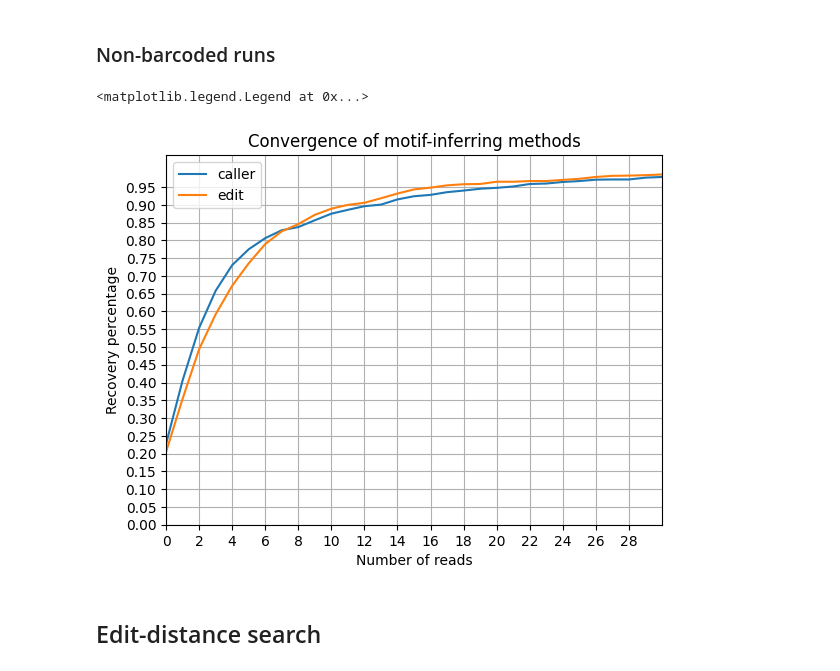
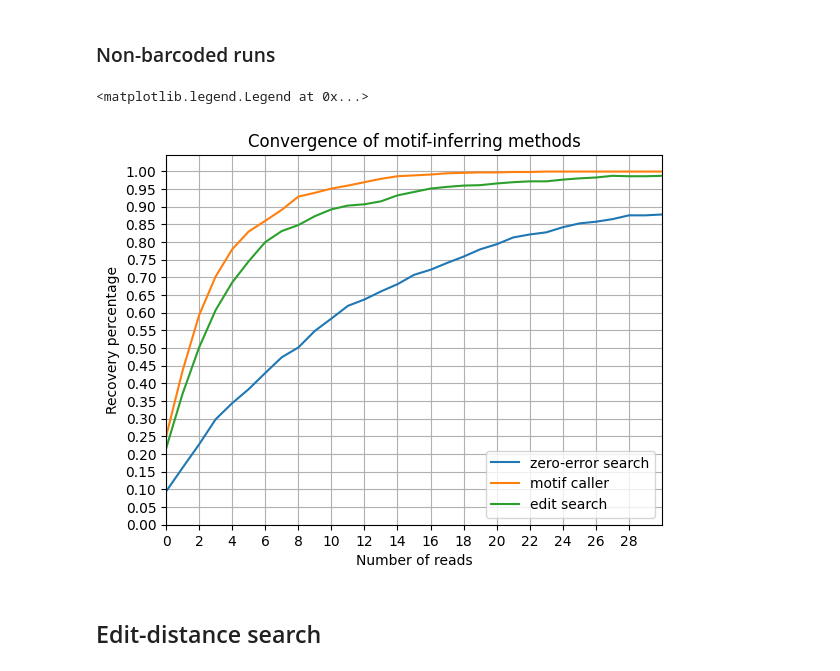
Before and after one commit to Parvfect/MotifCaller, a Jupyter notebook: empirical_evaluation.ipynb, the cells around one changed output. Cells and saved outputs as stored; diff of their text form; code cells hidden in the pictures.

Commit message:
Adding quality has changed everything

```diff
--- a/empirical_evaluation.ipynb
+++ b/empirical_evaluation.ipynb
@@ -166,10 +174,10 @@ def sort_and_evaluate_predictions(
 ### Batched evaluation loop
 # %%
 X_test = dataset['squiggle'].to_list()
-#y_test = dataset['motif_seq'].to_list()
-#edit_seq = dataset['edit_search_seq'].to_list()
+y_test = dataset['motif_seq'].to_list()
+edit_seq = dataset['edit_search_seq'].to_list()
 read_ids_ = dataset['read_id'].to_list()
-payloads_test = dataset['payload'].to_list()  # payload_seq
+payloads_test = dataset['payload_seq'].to_list()  # payload_seq
 orientations = dataset['strand'].to_list()  # orientation
 orientations = [1 if i.startswith('+') else 0 for i in orientations]
 # %%
@@ -458,3 +454,5 @@ test_df = pd.read_pickle(test_dataset_path)
+# %%
+test_df = dataset
 # %%
 def update_tallies(tallies, prediction):
 
@@ -479,6 +477,7 @@ def get_model_prediction_batched(
         squiggles: List[List[float]], batch_size:int, beam: bool, beam_width: int = 30) -> List[List[int]]:
 
     greedy_transcripts = []
+    qualities = []
     input_seqs = [
         normalize([squiggles[k]], norm='max').flatten() for k in range(
             len(squiggles))]
@@ -494,8 +493,8 @@ def get_model_prediction_batched(
 
 
     for k in range(batch_size):
-        greedy_result_forward = greedy_decoder(model_output_forward[k])
-        greedy_result_reverse = greedy_decoder(model_output_reverse[k])
+        greedy_result_forward, quality = greedy_decoder.forward_with_quality(model_output_forward[k])
+        #greedy_result_reverse = greedy_decoder(model_output_reverse[k])
 
         #if detect_reverse_oriented_read(greedy_result_reverse):
         #    greedy_result = greedy_result_reverse
@@ -504,9 +503,11 @@ def get_model_prediction_batched(
         #greedy_result = greedy_result_reverse
         greedy_transcript = " ".join(greedy_result)
         sorted_greedy = sort_transcript(greedy_transcript)
+
         greedy_transcripts.append(sorted_greedy)
+        qualities.append(quality)
 
-    return greedy_transcripts
+    return greedy_transcripts, qualities
 # %% [markdown]
 ### Barcoded runs
 # %%
@@ -515,8 +516,9 @@ search_predictions_arr = []
 edit_predictions_arr = []
 payloads_arr = []
 batch_size = 8
+quality_threshold = 20
 
-# Testing convergence
+# Testing convergence - add quality filtering..
 for barcode in tqdm(test_df['ONT_Barcode'].unique()):
     u_cycle = 0
     for cycle in tqdm(test_df['HW_Address'].unique()):
@@ -533,21 +535,28 @@ for barcode in tqdm(test_df['ONT_Barcode'].unique()):
             sort_transcript(i) for i in selected_df['motif_seq'].tolist()]
         decoded_predictions = []
 
+        prediction_indices = []
+
         for ind in range(0, len(squiggles), batch_size):
             if len(squiggles) - ind < batch_size:
-                model_prediction = get_model_prediction_batched(
+                model_prediction, qualities = get_model_prediction_batched(
                 squiggles[ind:],
                 batch_size=len(squiggles) - ind,
                 beam=False)
             else:
-                model_prediction = get_model_prediction_batched(
+                model_prediction, qualities = get_model_prediction_batched(
                     squiggles[ind: ind + batch_size],
                     batch_size=batch_size,
                     beam=False)
 
+            selected_indices = [
+                i for i in range(len(qualities)) if qualities[i] > quality_threshold]
+
+            prediction_indices.extend([i + ind * batch_size for i in selected_indices])
+
             #for i in model_prediction:
             #    print(evaluate_prediction(i, payload))
-            decoded_predictions.extend(model_prediction)
+            decoded_predictions.extend([model_prediction[i] for i in selected_indices])
 
         search_predictions_arr.append(search_predictions_sorted[:len(decoded_predictions)])
         caller_predictions_arr.append(decoded_predictions)
@@ -691,20 +700,20 @@ for i in range(100):
 # %%
 import matplotlib.pyplot as plt
 # %%
-#plt.plot(avg_search, label='search')
-plt.plot(avg_caller, label='caller')
-plt.plot(avg_edit, label='edit')
+plt.plot(avg_search, label='zero-error search')
+plt.plot(avg_caller, label='motif caller')
+plt.plot(avg_edit, label='edit search')
 plt.grid()
-plt.yticks(np.arange(0, 1.0, 0.05))
+plt.yticks(np.arange(0, 1.01, 0.05))
 plt.xticks(np.arange(0, 30, 2))
 plt.xlim(0, 30)
 plt.xlabel("Number of reads")
 plt.ylabel("Recovery percentage")
 plt.title("Convergence of motif-inferring methods")
 plt.legend()
 # %% [output]
 <matplotlib.legend.Legend at 0x...>
-[figure, old version]
+[figure, new version]
 # %% [markdown]
 ## Edit-distance search
 # %%
```
Also changed, not shown: parts of 9 cells of this notebook, 1 other file.
